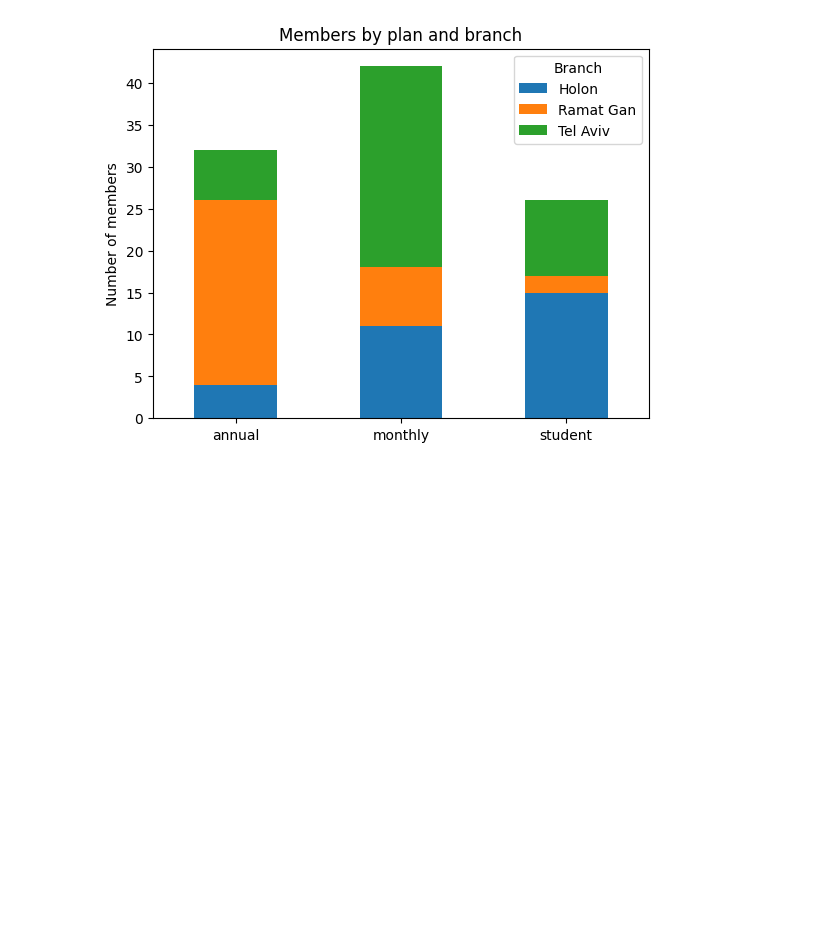
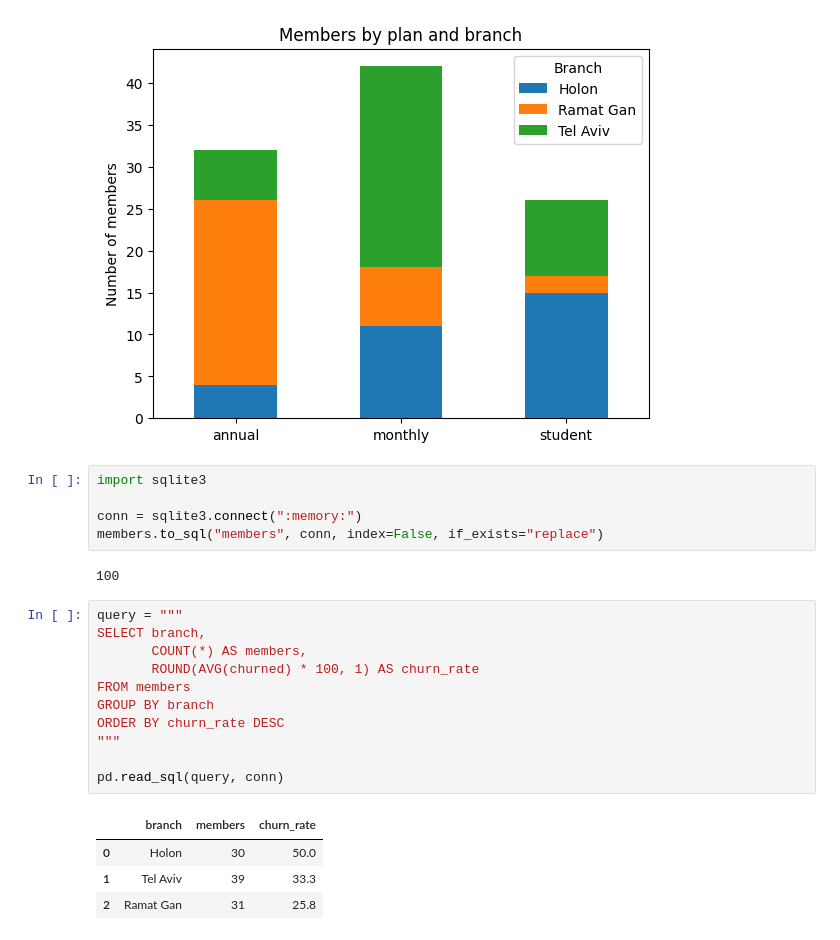
Before and after one commit to Doran1690/llm-engineering-projects, a Jupyter notebook: gym_churn_analysis.ipynb, the cells around one changed output. Cells and saved outputs as stored; diff of their text form; blank space fills up the shorter version.

```diff
--- a/gym_churn_analysis.ipynb
+++ b/gym_churn_analysis.ipynb
@@ -435,3 +416,26 @@ plt.legend(title="Branch")
 plt.show()
 # %% [output]
 [figure]
+# %%
+import sqlite3
+
+conn = sqlite3.connect(":memory:")
+members.to_sql("members", conn, index=False, if_exists="replace")
+# %% [output]
+100
+# %%
+query = """
+SELECT branch,
+       COUNT(*) AS members,
+       ROUND(AVG(churned) * 100, 1) AS churn_rate
+FROM members
+GROUP BY branch
+ORDER BY churn_rate DESC
+"""
+
+pd.read_sql(query, conn)
+# %% [output]
+|  | branch | members | churn_rate |
+| 0 | Holon | 30 | 50.0 |
+| 1 | Tel Aviv | 39 | 33.3 |
+| 2 | Ramat Gan | 31 | 25.8 |
```
Also changed, not shown: parts of 4 cells of this notebook.
